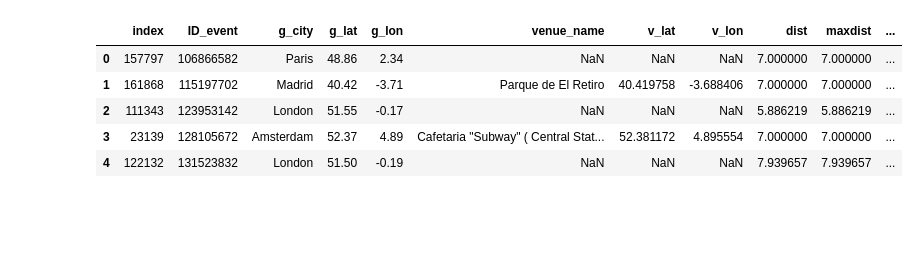
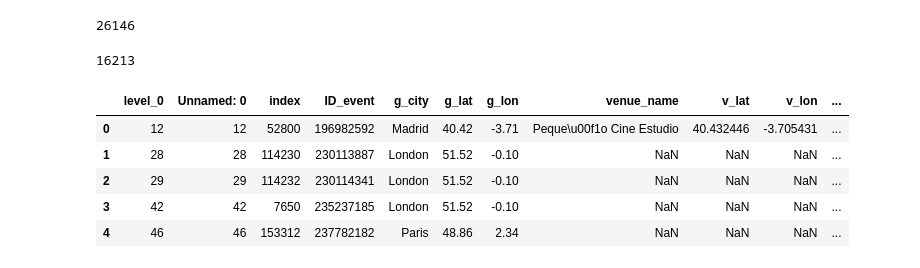
Before and after one commit to DBertazioli/ARmeetup, a Jupyter notebook: Visualizations/map/Europ_map_capitals_noname.ipynb, the cells around one changed output. Drawn from its saved outputs; the diff is of its cells as text; code cells hidden in the pictures; blank space fills up the shorter version.

```diff
--- a/Visualizations/map/Europ_map_capitals_noname.ipynb
+++ b/Visualizations/map/Europ_map_capitals_noname.ipynb
@@ -119,0 +60,8 @@ ddrop.head()
+# %%
+ddrop[ddrop.g_city=="Stockholm"].reset_index()
+print(len(ddrop))
+ddrop=ddrop[ddrop.count_part>1].reset_index()
+len(ddrop1)
+# %% [output]
+26146
+16213
@@ -339,9 +245,0 @@ m.save('/home/dario/NeoMeetup/Visualizations/map/export_europe_capitals.html')
-# %%
-ddrop.head()
-# %% [output]
-|  | index | ID_event | g_city | g_lat | g_lon | venue_name | v_lat | v_lon | dist | maxdist | ... |
-| 0 | 157797 | 106866582 | Paris | 48.86 | 2.34 | NaN | NaN | NaN | 7.000000 | 7.000000 | ... |
-| 1 | 161868 | 115197702 | Madrid | 40.42 | -3.71 | Parque de El Retiro | 40.419758 | -3.688406 | 7.000000 | 7.000000 | ... |
-| 2 | 111343 | 123953142 | London | 51.55 | -0.17 | NaN | NaN | NaN | 5.886219 | 5.886219 | ... |
-| 3 | 23139 | 128105672 | Amsterdam | 52.37 | 4.89 | Cafetaria "Subway" ( Central Stat... | 52.381172 | 4.895554 | 7.000000 | 7.000000 | ... |
-| 4 | 122132 | 131523832 | London | 51.50 | -0.19 | NaN | NaN | NaN | 7.939657 | 7.939657 | ... |
@@ -347,0 +249,11 @@ ddrop.head()
+# %%
+n=5000
+ddrop.maxdist=ddrop.maxdist.mask(ddrop.maxdist>n,n)
+ddrop.head()
+# %% [output]
+|  | level_0 | Unnamed: 0 | index | ID_event | g_city | g_lat | g_lon | venue_name | v_lat | v_lon | ... |
+| 0 | 12 | 12 | 52800 | 196982592 | Madrid | 40.42 | -3.71 | Peque\u00f1o Cine Estudio | 40.432446 | -3.705431 | ... |
+| 1 | 28 | 28 | 114230 | 230113887 | London | 51.52 | -0.10 | NaN | NaN | NaN | ... |
+| 2 | 29 | 29 | 114232 | 230114341 | London | 51.52 | -0.10 | NaN | NaN | NaN | ... |
+| 3 | 42 | 42 | 7650 | 235237185 | London | 51.52 | -0.10 | NaN | NaN | NaN | ... |
+| 4 | 46 | 46 | 153312 | 237782182 | Paris | 48.86 | 2.34 | NaN | NaN | NaN | ... |
```
Also changed, not shown: parts of 21 cells of this notebook, 2 other files.
